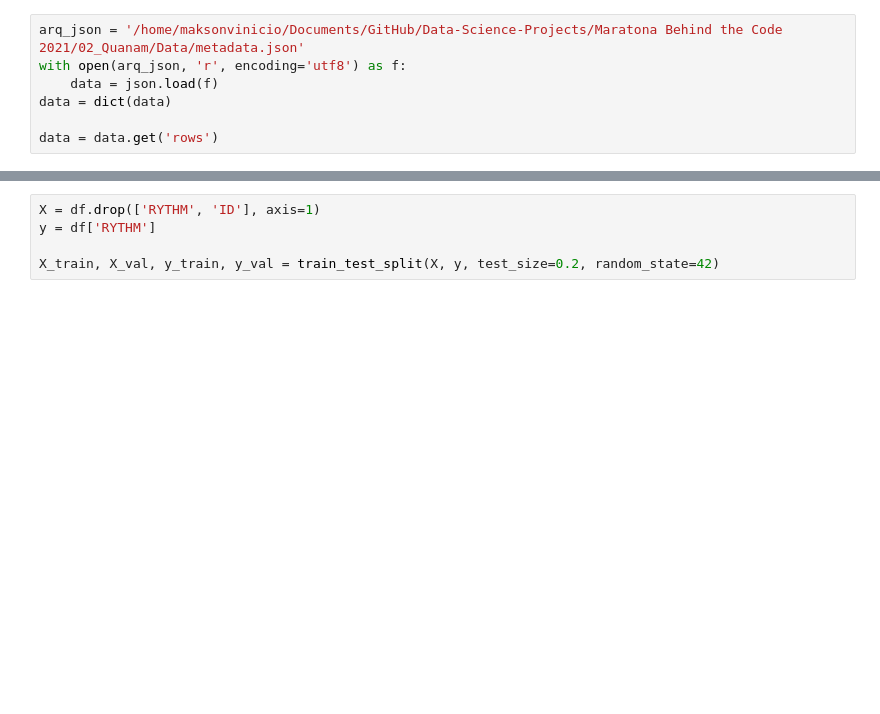
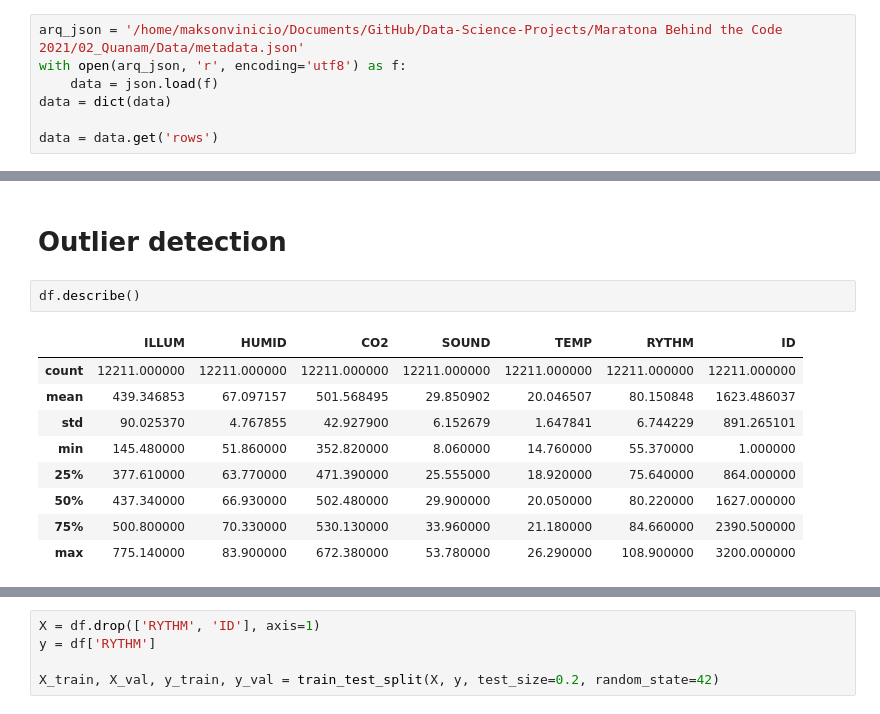
Before and after one commit to MaksonViini/Data-Science-Projects, a Jupyter notebook: Maratona Behind the Code 2021/02_Quanam/quanam.ipynb, the cells around one changed output, grey strips where cells are left out. Saved outputs shown, nothing was run; the diff lists cells and outputs as text; blank space fills up the shorter version.

Commit message:
Tratando os dados, removendo outliers, treinando melhor modelo regressor ((knn)

```diff
--- a/Maratona Behind the Code 2021/02_Quanam/quanam.ipynb
+++ b/Maratona Behind the Code 2021/02_Quanam/quanam.ipynb
@@ -21,0 +83,14 @@ df = df.astype(float)
+# %% [markdown]
+# Outlier detection
+# %%
+df.describe()
+# %% [output]
+|  | ILLUM | HUMID | CO2 | SOUND | TEMP | RYTHM | ID |
+| count | 12211.000000 | 12211.000000 | 12211.000000 | 12211.000000 | 12211.000000 | 12211.000000 | 12211.000000 |
+| mean | 439.346853 | 67.097157 | 501.568495 | 29.850902 | 20.046507 | 80.150848 | 1623.486037 |
+| std | 90.025370 | 4.767855 | 42.927900 | 6.152679 | 1.647841 | 6.744229 | 891.265101 |
+| min | 145.480000 | 51.860000 | 352.820000 | 8.060000 | 14.760000 | 55.370000 | 1.000000 |
+| 25% | 377.610000 | 63.770000 | 471.390000 | 25.555000 | 18.920000 | 75.640000 | 864.000000 |
+| 50% | 437.340000 | 66.930000 | 502.480000 | 29.900000 | 20.050000 | 80.220000 | 1627.000000 |
+| 75% | 500.800000 | 70.330000 | 530.130000 | 33.960000 | 21.180000 | 84.660000 | 2390.500000 |
+| max | 775.140000 | 83.900000 | 672.380000 | 53.780000 | 26.290000 | 108.900000 | 3200.000000 |
```
Also changed, not shown: parts of 23 cells of this notebook, 5 other files.
